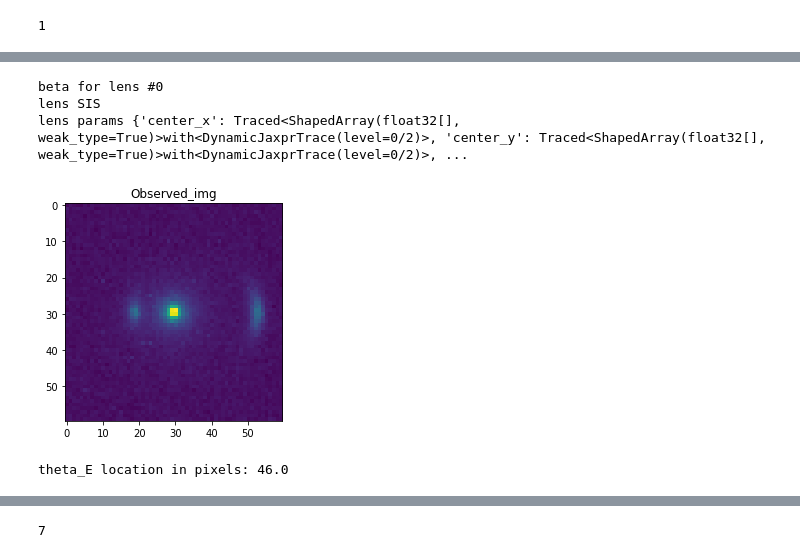
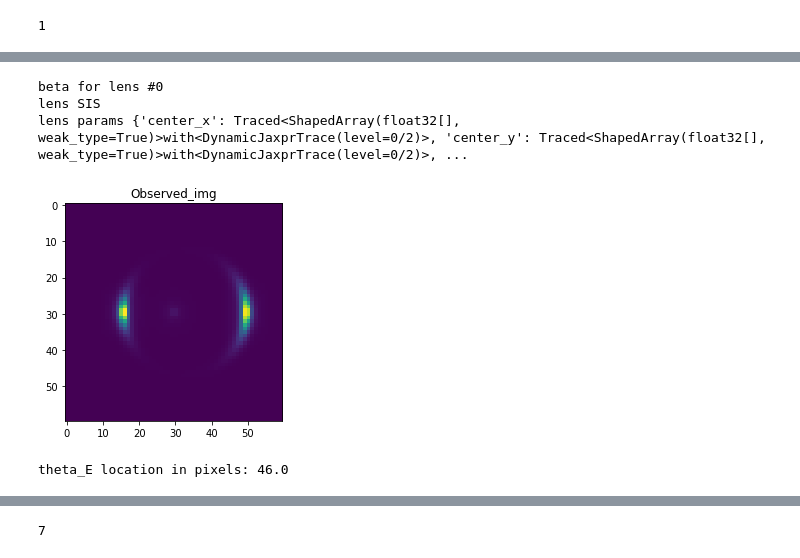
Before and after one commit to giga-lens/gigalens, a Jupyter notebook: jax-demo-dev-sim-only_SIS.ipynb, the cells around one changed output, grey strips where cells are left out. Cells and saved outputs as stored; diff of their text form; code cells hidden in the pictures.

```diff
--- a/jax-demo-dev-sim-only_SIS.ipynb
+++ b/jax-demo-dev-sim-only_SIS.ipynb
@@ -157,7 +196,7 @@ def extract_params(best_params):
 delta_pix = 0.065
 num_pix = 60
 ctr = num_pix//2
-supersample = 1
+supersample = 4
 
 kernel = np.load('./src/gigalens/assets/psf.npy').astype(np.float32)
 sim_config = SimulatorConfig(delta_pix=delta_pix, num_pix=num_pix, supersample=supersample, kernel=kernel)
@@ -166,11 +205,14 @@ phys_model = PhysicalModel([sis.SIS()], [sersic.SersicEllipse(use_lstsq=False)],
 
 lens_sim = LensSimulator(phys_model, sim_config, bs=1)
 
-background_rms, exp_time = 0.2, 100
+# background_rms, exp_time = 0.2, 100
+
+background_rms, exp_time = 0.0002, 100000
+
 
 
 theta_E = 1.1
-center_x, center_y = 0.0, 0.
+lens_ctrx, lens_ctry = 0.0, 0.
 # # Now I make up other systems
 
 # truth = [[
@@ -182,35 +224,35 @@ center_x, center_y = 0.0, 0.
 #     {'R_sersic': 0.1, 'n_sersic': 1.0, 'e1': 0., 'e2': 0., 'center_x': 0.0, 'center_y': 0.5, 'Ie': 500.}
 # ]]
 
 
-lens_params = [{'theta_E': theta_E, 'center_x': center_x, 'center_y': center_y}]
-source_light = [{'R_sersic': 0.1, 'n_sersic': 1.0, 'e1': 0., 'e2': 0., 'center_x': 0.4, 'center_y': 0.0, 'Ie': 500.}]
+lens_params = [{'theta_E': theta_E, 'center_x': lens_ctrx, 'center_y': lens_ctry}]
+source_light = [{'R_sersic': 0.05, 'n_sersic': 1.0, 'e1': 0., 'e2': 0., 'center_x': 0.2, 'center_y': 0.0, 'Ie': 500.}]
 
 
 truth = [lens_params,
-        [{'R_sersic': 0.8, 'n_sersic': 4.0, 'e1': 1e-6, 'e2': 1e-6, 'center_x': 1e-6, 'center_y': 2e-6, 'Ie': 100.}],
+        [{'R_sersic': 0.8, 'n_sersic': 4.0, 'e1': 1e-6, 'e2': 1e-6, 'center_x': 1e-6, 'center_y': 2e-6, 'Ie': 1.}],
         source_light]
 
 noiseless_img = lens_sim.simulate(truth)
 observed_img = noiseless_img + \
                 np.random.normal(0, background_rms, noiseless_img.shape) + \
                 np.random.poisson(noiseless_img/exp_time, noiseless_img.shape)
 plt.imshow(observed_img)
 
 # observed_img = np.load('./src/gigalens/assets/demo.npy')
 prob_model = ForwardProbModel(prior, observed_img, background_rms=background_rms, exp_time=exp_time)
 model_seq = ModellingSequence(phys_model, prob_model, sim_config)
 
 # plt.imshow(simulated, norm=mpl.colors.PowerNorm(0.5, vmin=0, vmax=20),)
 
 plt.imshow(observed_img)
 plt.title('Observed_img')
 plt.show()
 
 print('theta_E location in pixels:', theta_E//delta_pix + ctr)
 # %% [output]
 beta for lens #0
 lens SIS
 lens params {'center_x': Traced<ShapedArray(float32[], weak_type=True)>with<DynamicJaxprTrace(level=0/2)>, 'center_y': Traced<ShapedArray(float32[], weak_type=True)>with<DynamicJaxprTrace(level=0/2)>, ...
-[figure, old version]
+[figure, new version]
 theta_E location in pixels: 46.0
```
Also changed, not shown: parts of 22 cells of this notebook.
